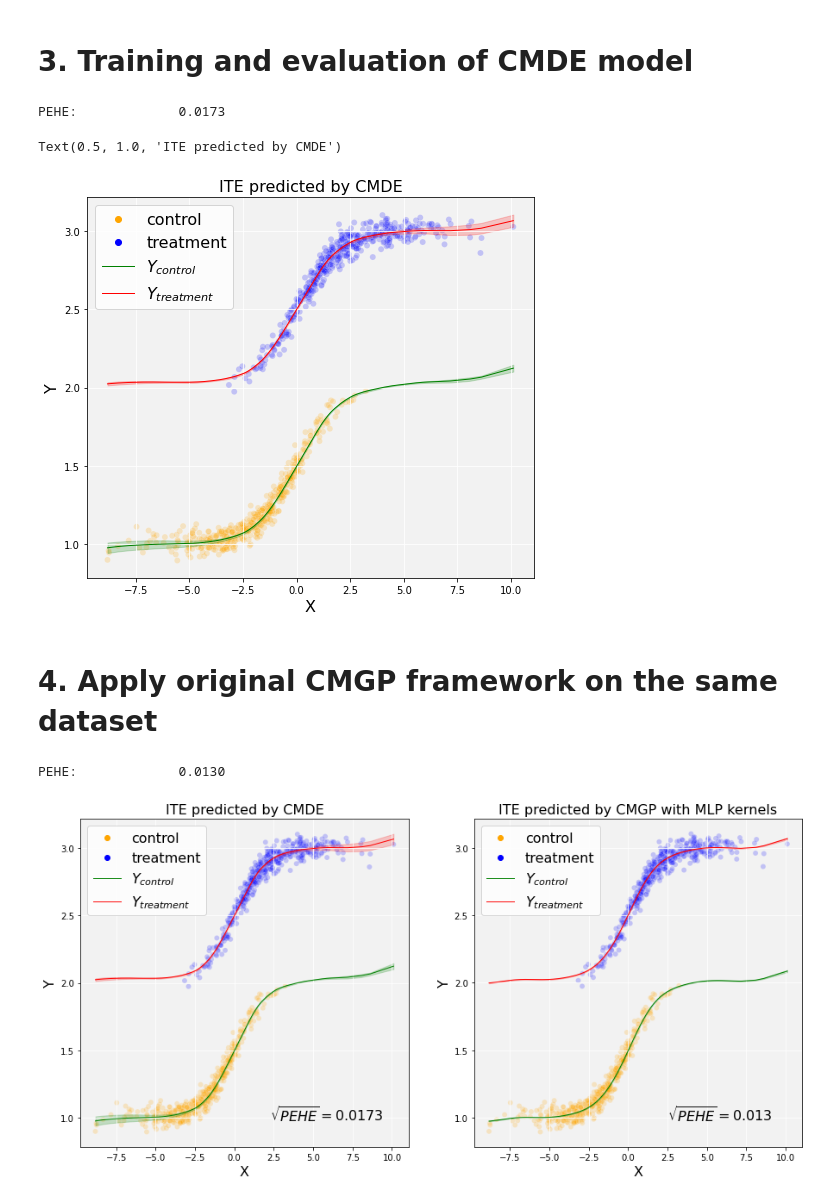
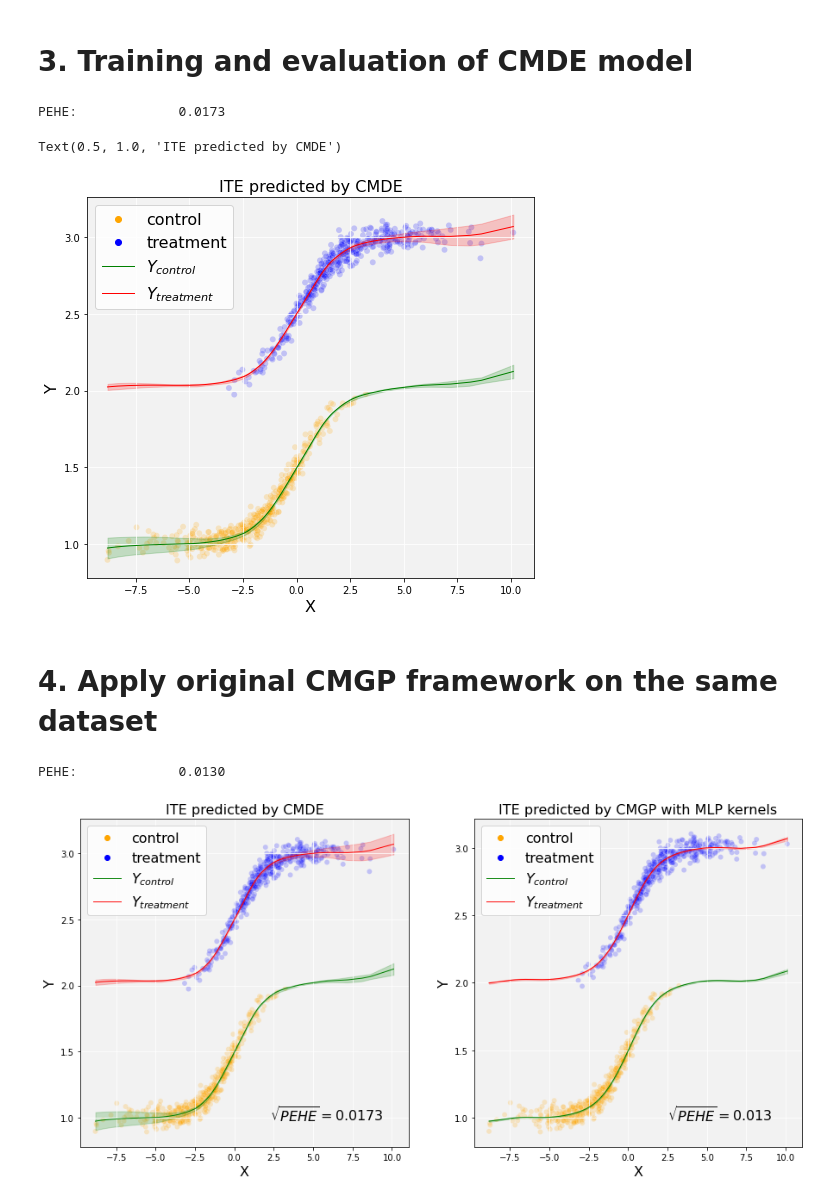
Before and after one commit to jzy95310/ICK, a Jupyter notebook: experiments/causal_inference/synthetic_data_experiment.ipynb, the cells around one changed output. Saved outputs shown, nothing was run; the diff lists cells and outputs as text; code cells hidden in the pictures.

```diff
--- a/experiments/causal_inference/synthetic_data_experiment.ipynb
+++ b/experiments/causal_inference/synthetic_data_experiment.ipynb
@@ -163,38 +163,38 @@ pehe_test_cmde = np.sqrt(np.mean((mu_test_pred - mu_test) ** 2))
 print('PEHE:             %.4f' % (pehe_test_cmde))
 
 # Visualize ITE
 test_df = df.loc[int(N*train_test_ratio):]
 fig = plt.figure(figsize=(8,7))
 ax = plt.gca()
 ax.set_facecolor('#F2F2F2')
 ax.grid(color='white')
 sns.scatterplot(data=test_df, x='X', y='Y', hue='Group', alpha=0.2, palette={'control':'orange','treatment':'blue'})
 ax.plot(sorted(test_df['X']), [x for _,x in sorted(zip(test_df['X'],mean_test_pred[:,0]))],
         color='green', lw=1, label='$Y_{control}$')
 ax.fill_between(
     sorted(test_df['X']),
-    [x for _,x in sorted(zip(test_df['X'],mean_test_pred[:,0]-std_test_pred[:,0]))],
-    [x for _,x in sorted(zip(test_df['X'],mean_test_pred[:,0]+std_test_pred[:,0]))],
+    [x for _,x in sorted(zip(test_df['X'],mean_test_pred[:,0]-2.*std_test_pred[:,0]))],
+    [x for _,x in sorted(zip(test_df['X'],mean_test_pred[:,0]+2.*std_test_pred[:,0]))],
     color='green',
     alpha=0.2
 )
 ax.plot(sorted(test_df['X']), [x for _,x in sorted(zip(test_df['X'],mean_test_pred[:,1]))],
         color='red', lw=1, label='$Y_{treatment}$')
 ax.fill_between(
     sorted(test_df['X']),
-    [x for _,x in sorted(zip(test_df['X'],mean_test_pred[:,1]-std_test_pred[:,1]))],
-    [x for _,x in sorted(zip(test_df['X'],mean_test_pred[:,1]+std_test_pred[:,1]))],
+    [x for _,x in sorted(zip(test_df['X'],mean_test_pred[:,1]-2.*std_test_pred[:,1]))],
+    [x for _,x in sorted(zip(test_df['X'],mean_test_pred[:,1]+2.*std_test_pred[:,1]))],
     color='red',
     alpha=0.2
 )
 ax.set_xlabel('X', fontsize=16)
 ax.set_ylabel('Y', fontsize=16)
 ax.legend(prop={'size':16})
 ax.set_title('ITE predicted by CMDE', fontsize=16)
 # %% [output]
 PEHE:             0.0173
 Text(0.5, 1.0, 'ITE predicted by CMDE')
-[figure, old version]
+[figure, new version]
 # %% [markdown]
 # 4. Apply original CMGP framework on the same dataset
 # %%
@@ -223,8 +223,8 @@ axs[0].plot(sorted(test_df['X']), [x for _,x in sorted(zip(test_df['X'],mean_tes
         color='green', lw=1, label='$Y_{control}$')
 axs[0].fill_between(
     sorted(test_df['X']),
-    [x for _,x in sorted(zip(test_df['X'],mean_test_pred[:,0]-std_test_pred[:,0]))],
-    [x for _,x in sorted(zip(test_df['X'],mean_test_pred[:,0]+std_test_pred[:,0]))],
+    [x for _,x in sorted(zip(test_df['X'],mean_test_pred[:,0]-2.*std_test_pred[:,0]))],
+    [x for _,x in sorted(zip(test_df['X'],mean_test_pred[:,0]+2.*std_test_pred[:,0]))],
     color='green',
     alpha=0.2
 )
@@ -232,8 +232,8 @@ axs[0].plot(sorted(test_df['X']), [x for _,x in sorted(zip(test_df['X'],mean_tes
         color='red', lw=1, label='$Y_{treatment}$')
 axs[0].fill_between(
     sorted(test_df['X']),
-    [x for _,x in sorted(zip(test_df['X'],mean_test_pred[:,1]-std_test_pred[:,1]))],
-    [x for _,x in sorted(zip(test_df['X'],mean_test_pred[:,1]+std_test_pred[:,1]))],
+    [x for _,x in sorted(zip(test_df['X'],mean_test_pred[:,1]-2.*std_test_pred[:,1]))],
+    [x for _,x in sorted(zip(test_df['X'],mean_test_pred[:,1]+2.*std_test_pred[:,1]))],
     color='red',
     alpha=0.2
 )
@@ -252,8 +252,8 @@ axs[1].plot(sorted(test_df['X']), [x for _,x in sorted(zip(test_df['X'],mu0_test
         color='green', lw=1, label='$Y_{control}$')
 axs[1].fill_between(
     sorted(test_df['X']),
-    [x for _,x in sorted(zip(test_df['X'],mu0_test_pred.squeeze()-std0_test_pred.squeeze()))],
-    [x for _,x in sorted(zip(test_df['X'],mu0_test_pred.squeeze()+std0_test_pred.squeeze()))],
+    [x for _,x in sorted(zip(test_df['X'],mu0_test_pred.squeeze()-2.*std0_test_pred.squeeze()))],
+    [x for _,x in sorted(zip(test_df['X'],mu0_test_pred.squeeze()+2.*std0_test_pred.squeeze()))],
     color='green',
     alpha=0.2
 )
@@ -261,8 +261,8 @@ axs[1].plot(sorted(test_df['X']), [x for _,x in sorted(zip(test_df['X'],mu1_test
         color='red', lw=1, label='$Y_{treatment}$')
 axs[1].fill_between(
     sorted(test_df['X']),
-    [x for _,x in sorted(zip(test_df['X'],mu1_test_pred.squeeze()-std1_test_pred.squeeze()))],
-    [x for _,x in sorted(zip(test_df['X'],mu1_test_pred.squeeze()+std1_test_pred.squeeze()))],
+    [x for _,x in sorted(zip(test_df['X'],mu1_test_pred.squeeze()-2.*std1_test_pred.squeeze()))],
+    [x for _,x in sorted(zip(test_df['X'],mu1_test_pred.squeeze()+2.*std1_test_pred.squeeze()))],
     color='red',
     alpha=0.2
 )
@@ -278,4 +278,4 @@ if not os.path.exists('./Figures'):
 plt.savefig('./Figures/synthetic_data_exp_results.pdf', dpi=300, bbox_inches='tight')
 # %% [output]
 PEHE:             0.0130
-[figure, old version]
+[figure, new version]
```
Also changed, not shown: 4 other files.
